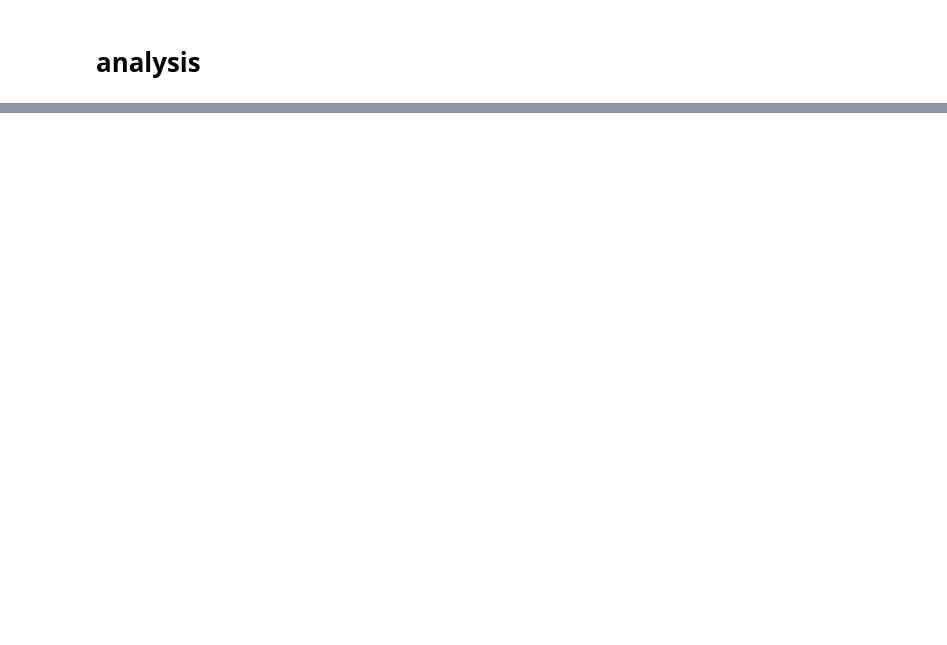
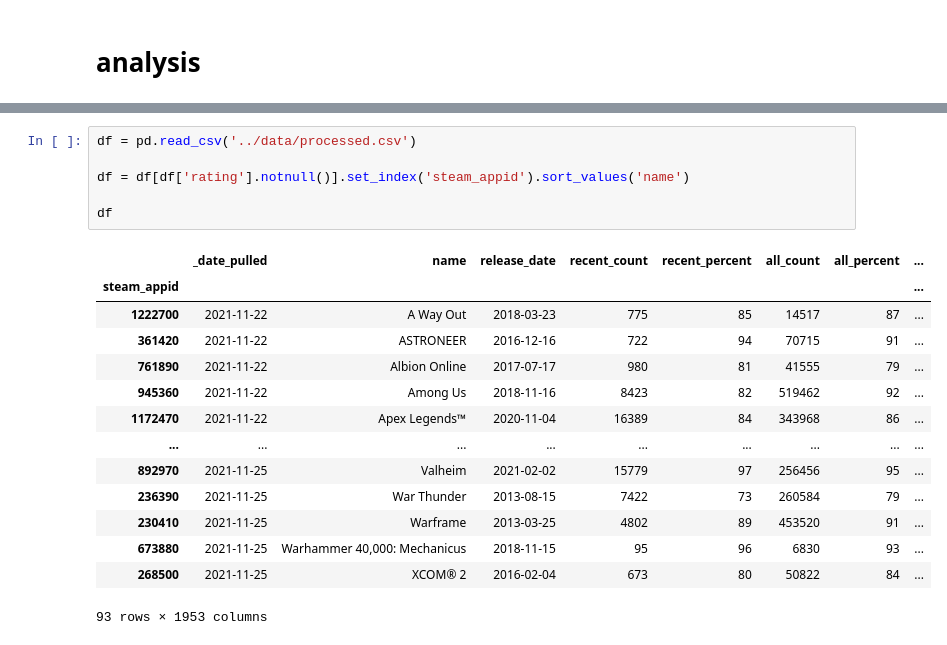
Before and after one commit to mcminnra/vgr, a Jupyter notebook: prototyping_notebooks/analysis.ipynb, the cells around one changed output, grey strips where cells are left out. Cells and saved outputs as stored; diff of their text form; blank space fills up the shorter version.

```diff
--- a/prototyping_notebooks/analysis.ipynb
+++ b/prototyping_notebooks/analysis.ipynb
@@ -43 +10,22 @@ df
+# %%
+df = pd.read_csv('../data/processed.csv')
+
+df = df[df['rating'].notnull()].set_index('steam_appid').sort_values('name')
+
+df
+# %% [output]
+|  | _date_pulled | name | release_date | recent_count | recent_percent | all_count | all_percent | ... |
+| steam_appid |  |  |  |  |  |  |  | ... |
+| 1222700 | 2021-11-22 | A Way Out | 2018-03-23 | 775 | 85 | 14517 | 87 | ... |
+| 361420 | 2021-11-22 | ASTRONEER | 2016-12-16 | 722 | 94 | 70715 | 91 | ... |
+| 761890 | 2021-11-22 | Albion Online | 2017-07-17 | 980 | 81 | 41555 | 79 | ... |
+| 945360 | 2021-11-22 | Among Us | 2018-11-16 | 8423 | 82 | 519462 | 92 | ... |
+| 1172470 | 2021-11-22 | Apex Legends™ | 2020-11-04 | 16389 | 84 | 343968 | 86 | ... |
+| ... | ... | ... | ... | ... | ... | ... | ... | ... |
+| 892970 | 2021-11-25 | Valheim | 2021-02-02 | 15779 | 97 | 256456 | 95 | ... |
+| 236390 | 2021-11-25 | War Thunder | 2013-08-15 | 7422 | 73 | 260584 | 79 | ... |
+| 230410 | 2021-11-25 | Warframe | 2013-03-25 | 4802 | 89 | 453520 | 91 | ... |
+| 673880 | 2021-11-25 | Warhammer 40,000: Mechanicus | 2018-11-15 | 95 | 96 | 6830 | 93 | ... |
+| 268500 | 2021-11-25 | XCOM® 2 | 2016-02-04 | 673 | 80 | 50822 | 84 | ... |
+93 rows × 1953 columns
 # %%
```
Also changed, not shown: parts of 9 cells of this notebook, 1 other file.
